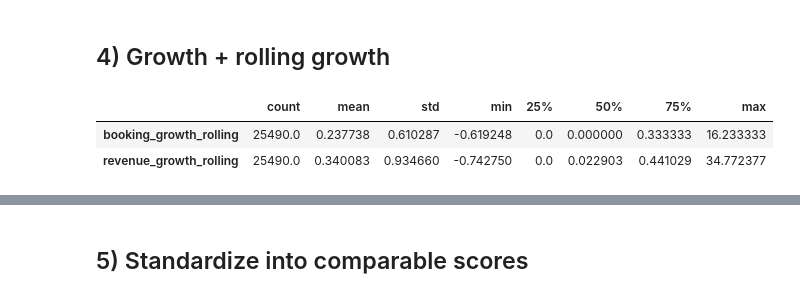
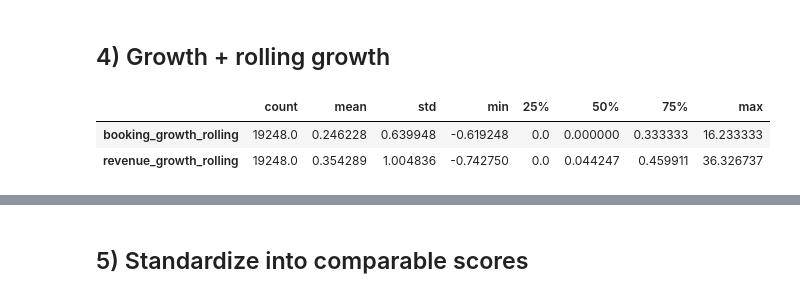
Before and after one commit to liyunling2/OPE, a Jupyter notebook: _2_feature_engineering+momentum/start/momentum.ipynb, the cells around one changed output, grey strips where cells are left out. Cells and saved outputs as stored; diff of their text form; code cells hidden in the pictures.

```diff
--- a/_2_feature_engineering+momentum/start/momentum.ipynb
+++ b/_2_feature_engineering+momentum/start/momentum.ipynb
@@ -239,13 +239,13 @@ final_bookings_df.head(10)
 # %%
 final_bookings_df["year_month"] = final_bookings_df["booking_date"].dt.to_period("M").dt.to_timestamp()
 
-# Filter out advance bookings beyond Dec 2025
-cutoff_month = pd.Timestamp("2025-12-01")
+# Filter out advance bookings beyond Feb 2026
+cutoff_month = pd.Timestamp("2026-01-31")
 final_bookings_df = final_bookings_df[final_bookings_df["year_month"] <= cutoff_month].copy()
 
 restaurants_agg = (
     final_bookings_df
-    .groupby(["restaurant_id", "year_month"], as_index=False)
+    .groupby(["name", "year_month"], as_index=False)
     .agg(
         monthly_bookings=("id", "count"),
         monthly_revenue=("revenue_usd", "sum"),
@@ -261,6 +261,6 @@ restaurants_agg["monthly_revenue"] = restaurants_agg["monthly_revenue"].fillna(0
 restaurants_agg["avg_revenue_per_booking"] = restaurants_agg["avg_revenue_per_booking"].replace([np.inf, -np.inf], np.nan)
 restaurants_agg["avg_revenue_per_booking"] = restaurants_agg["avg_revenue_per_booking"].fillna(0.0)
 
-restaurants_agg = restaurants_agg.sort_values(["restaurant_id", "year_month"]).reset_index(drop=True)
+restaurants_agg = restaurants_agg.sort_values(["name", "year_month"]).reset_index(drop=True)
 restaurants_agg.head()
 # %% [output]
@@ -285,8 +319,8 @@ plt.tight_layout()
 ## 2) Minimum history filter
 # %%
 MIN_MONTHS = 3
-hist = restaurants_agg.groupby("restaurant_id")["year_month"].nunique()
+hist = restaurants_agg.groupby("name")["year_month"].nunique()
 keep_ids = hist[hist >= MIN_MONTHS].index
-restaurants_agg = restaurants_agg[restaurants_agg["restaurant_id"].isin(keep_ids)].copy()
+restaurants_agg = restaurants_agg[restaurants_agg["name"].isin(keep_ids)].copy()
 restaurants_agg.shape
 # %% [output]
@@ -312,40 +346,40 @@ restaurants_agg[["monthly_bookings","monthly_revenue","avg_revenue_per_booking"]
 ## 4) Growth + rolling growth
 # %%
 restaurants_agg["booking_growth_pct"] = (
-    restaurants_agg.groupby("restaurant_id")["monthly_bookings"]
+    restaurants_agg.groupby("name")["monthly_bookings"]
     .pct_change()
     .replace([np.inf, -np.inf], np.nan)
 )
 
 restaurants_agg["revenue_growth_pct"] = (
-    restaurants_agg.groupby("restaurant_id")["monthly_revenue"]
+    restaurants_agg.groupby("name")["monthly_revenue"]
     .pct_change()
     .replace([np.inf, -np.inf], np.nan)
 )
 
 ROLL = 3
 restaurants_agg["booking_growth_rolling"] = (
-    restaurants_agg.groupby("restaurant_id")["booking_growth_pct"]
+    restaurants_agg.groupby("name")["booking_growth_pct"]
     .rolling(ROLL, min_periods=ROLL)
     .mean()
     .reset_index(level=0, drop=True)
 )
 
 restaurants_agg["revenue_growth_rolling"] = (
-    restaurants_agg.groupby("restaurant_id")["revenue_growth_pct"]
+    restaurants_agg.groupby("name")["revenue_growth_pct"]
     .rolling(ROLL, min_periods=ROLL)
     .mean()
     .reset_index(level=0, drop=True)
 )
 
 restaurants_agg["booking_growth_rolling"] = restaurants_agg["booking_growth_rolling"].fillna(0.0)
 restaurants_agg["revenue_growth_rolling"] = restaurants_agg["revenue_growth_rolling"].fillna(0.0)
 
 restaurants_agg[["booking_growth_rolling","revenue_growth_rolling"]].describe().T
 # %% [output]
 |  | count | mean | std | min | 25% | 50% | 75% | max |
-| booking_growth_rolling | 25490.0 | 0.237738 | 0.610287 | -0.619248 | 0.0 | 0.000000 | 0.333333 | 16.233333 |
-| revenue_growth_rolling | 25490.0 | 0.340083 | 0.934660 | -0.742750 | 0.0 | 0.022903 | 0.441029 | 34.772377 |
+| booking_growth_rolling | 19248.0 | 0.246228 | 0.639948 | -0.619248 | 0.0 | 0.000000 | 0.333333 | 16.233333 |
+| revenue_growth_rolling | 19248.0 | 0.354289 | 1.004836 | -0.742750 | 0.0 | 0.044247 | 0.459911 | 36.326737 |
 # %%
 # Growth distributions
 fig, axes = plt.subplots(1, 2, figsize=(12, 4))
```
Also changed, not shown: parts of 8 cells of this notebook.
